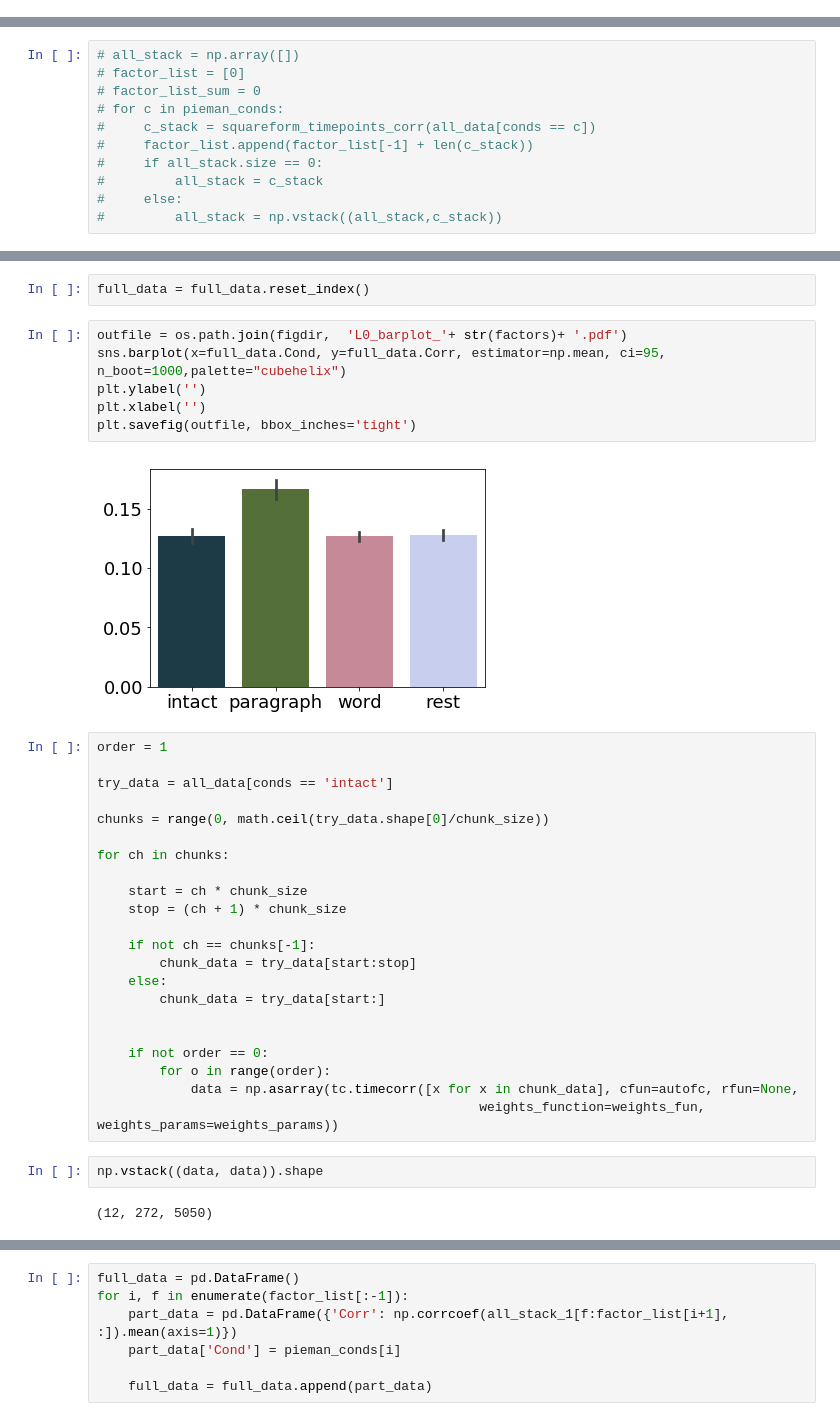
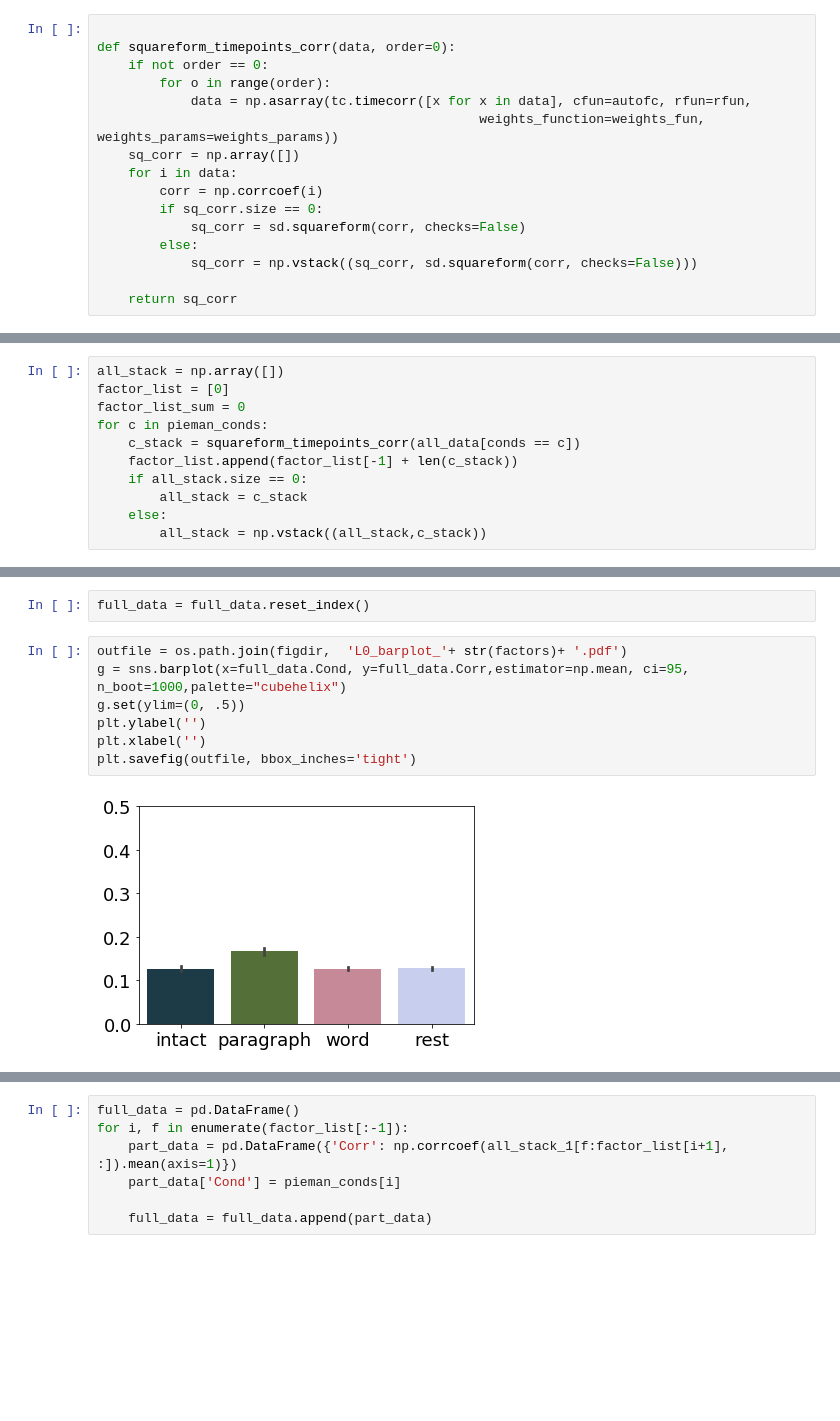
Before and after one commit to ContextLab/timecorr-paper, a Jupyter notebook: code/notebooks/pieman_corrmats.ipynb, the cells around one changed output, grey strips where cells are left out. Saved outputs shown, nothing was run; the diff lists cells and outputs as text; blank space fills up the shorter version.

Commit message:
Level 1 inter-subject correlation heatmap calculations, redo plots, and WIP paper.

```diff
--- a/code/notebooks/pieman_corrmats.ipynb
+++ b/code/notebooks/pieman_corrmats.ipynb
@@ -90,3 +90,19 @@ def squareform_timepoints_corr(all_data, order=0):
+# %%
+
+def squareform_timepoints_corr(data, order=0):
+    if not order == 0:
+        for o in range(order):
+            data = np.asarray(tc.timecorr([x for x in data], cfun=autofc, rfun=rfun,
+                                                 weights_function=weights_fun, weights_params=weights_params))
+    sq_corr = np.array([])
+    for i in data:
+        corr = np.corrcoef(i)
+        if sq_corr.size == 0:
+            sq_corr = sd.squareform(corr, checks=False)
+        else:
+            sq_corr = np.vstack((sq_corr, sd.squareform(corr, checks=False)))
+
+    return sq_corr
 # %%
 figdir = '../figs'
 if not os.path.exists(figdir):
@@ -184,14 +196,14 @@ all_stack.shape
 # %%
-# all_stack = np.array([])
-# factor_list = [0]
-# factor_list_sum = 0
-# for c in pieman_conds:
-#     c_stack = squareform_timepoints_corr(all_data[conds == c])
-#     factor_list.append(factor_list[-1] + len(c_stack))
-#     if all_stack.size == 0:
-#         all_stack = c_stack
-#     else:
-#         all_stack = np.vstack((all_stack,c_stack))
+all_stack = np.array([])
+factor_list = [0]
+factor_list_sum = 0
+for c in pieman_conds:
+    c_stack = squareform_timepoints_corr(all_data[conds == c])
+    factor_list.append(factor_list[-1] + len(c_stack))
+    if all_stack.size == 0:
+        all_stack = c_stack
+    else:
+        all_stack = np.vstack((all_stack,c_stack))
 # %%
 for i, f in enumerate(factor_list[:-1]):
     sns.heatmap(np.corrcoef(all_stack[f:factor_list[i+1], :]))
@@ -222,35 +234,10 @@ for i, f in enumerate(factor_list[:-1]):
 full_data = full_data.reset_index()
 # %%
 outfile = os.path.join(figdir,  'L0_barplot_'+ str(factors)+ '.pdf')
-sns.barplot(x=full_data.Cond, y=full_data.Corr, estimator=np.mean, ci=95, n_boot=1000,palette="cubehelix")
+g = sns.barplot(x=full_data.Cond, y=full_data.Corr,estimator=np.mean, ci=95, n_boot=1000,palette="cubehelix")
+g.set(ylim=(0, .5))
 plt.ylabel('')
 plt.xlabel('')
 plt.savefig(outfile, bbox_inches='tight')
 # %% [output]
-[figure, old version]
+[figure, new version]
-# %%
-order = 1
-
-try_data = all_data[conds == 'intact']
-
-chunks = range(0, math.ceil(try_data.shape[0]/chunk_size))
-
-for ch in chunks:
-
-    start = ch * chunk_size
-    stop = (ch + 1) * chunk_size
-
-    if not ch == chunks[-1]:
-        chunk_data = try_data[start:stop]
-    else:
-        chunk_data = try_data[start:]
-
-
-    if not order == 0:
-        for o in range(order):
-            data = np.asarray(tc.timecorr([x for x in chunk_data], cfun=autofc, rfun=None,
-                                                 weights_function=weights_fun, weights_params=weights_params))
-# %%
-np.vstack((data, data)).shape
-# %% [output]
-(12, 272, 5050)
```
Also changed, not shown: parts of 23 cells of this notebook, 30 other files.
